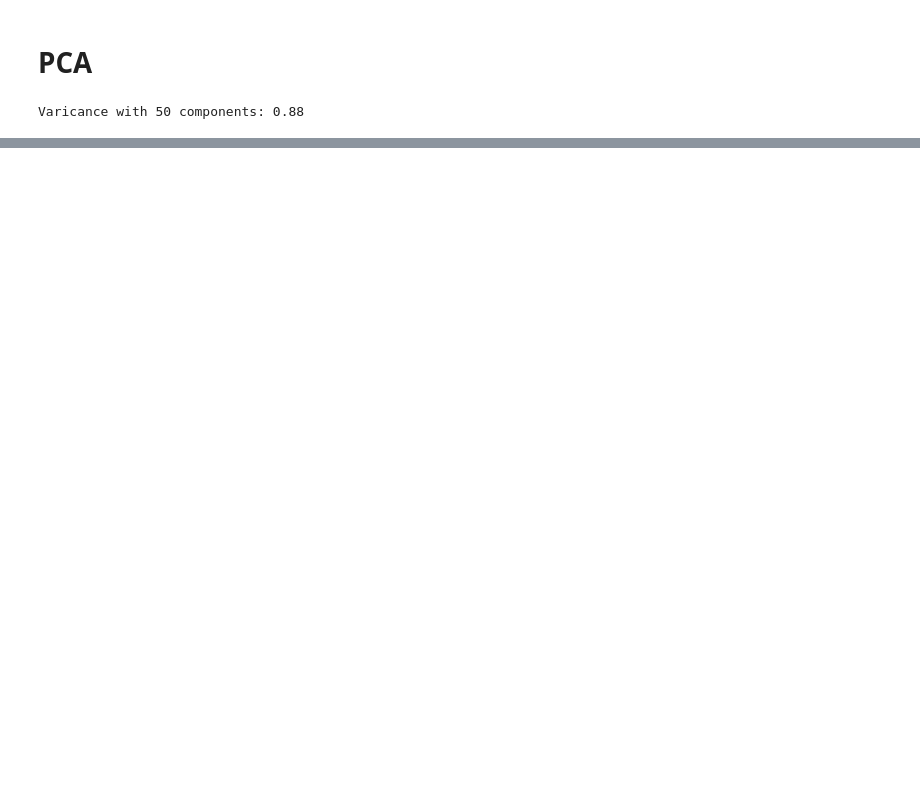
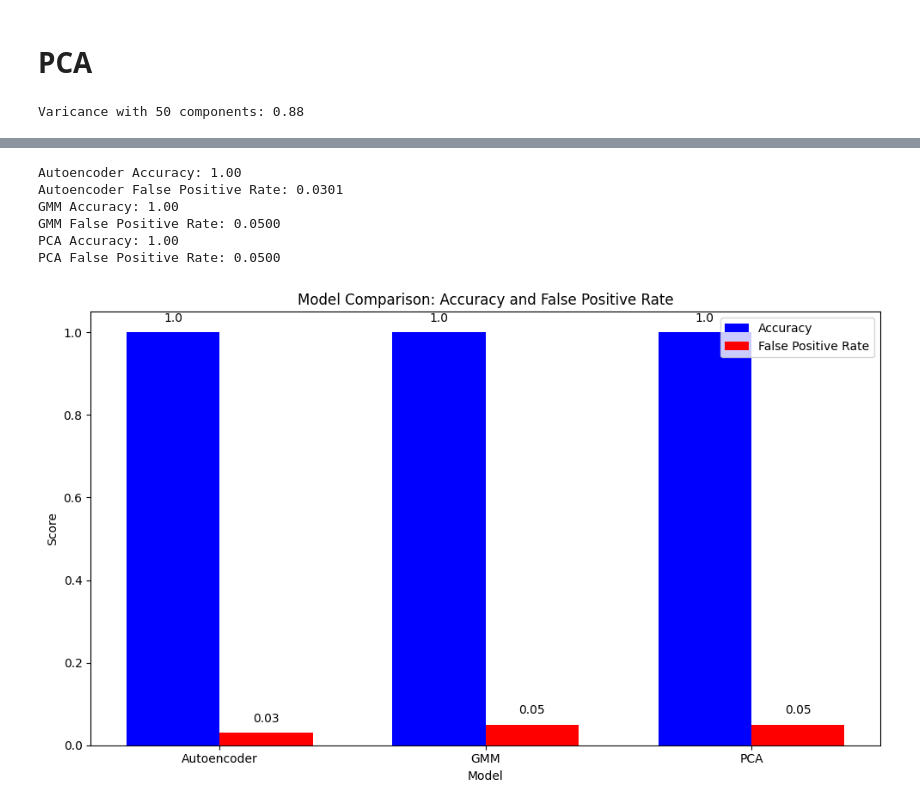
Before and after one commit to mahdiimanzadeh/Anomaly-Detection-MNIST, a Jupyter notebook: Anomaly_Detection_MNIST.ipynb, the cells around one changed output, grey strips where cells are left out. Cells and saved outputs as stored; diff of their text form; code cells hidden in the pictures; blank space fills up the shorter version.

```diff
--- a/Anomaly_Detection_MNIST.ipynb
+++ b/Anomaly_Detection_MNIST.ipynb
@@ -221,0 +314,8 @@ print(f"دقت: {accuracy:.2f}")
+# %%
+# Evaluate performance
+accuracy_gmm, fpr_gmm = evaluate_performance(
+    true_labels=np.ones(len(x_test)),  # All test samples are anomalies
+    predictions=gmm_pred,
+    normal_data_errors=log_likelihood_normal,
+    threshold=threshold_gmm
+)
@@ -262,4 +380,3 @@ reconstruction_error = np.mean((x_train - x_train_reconstucted) **2 , axis =1)
 # %%
-threshold_pca = np.percentile(reconstruction_error, 98)
 print(f"threshold for PCA is:{threshold_pca:.2f}")
 # %% [output]
@@ -284,0 +384,11 @@ pca_pred = anomaly_error_pca > threshold_pca
+# %%
+# Detect anomalies
+pca_pred = reconstruction_error_anomaly > threshold_pca
+# %%
+# Evaluate performance
+accuracy_pca, fpr_pca = evaluate_performance(
+    true_labels=np.ones(len(x_test)),  # All test samples are anomalies
+    predictions=pca_pred,
+    normal_data_errors=reconstruction_error_normal,
+    threshold=threshold_pca
+)
@@ -284,0 +397,59 @@ pca_pred = anomaly_error_pca > threshold_pca
+# %%
+print(f"Autoencoder Accuracy: {accuracy_autoencoder:.2f}")
+print(f"Autoencoder False Positive Rate: {fpr_autoencoder:.4f}")
+print(f"GMM Accuracy: {accuracy_gmm:.2f}")
+print(f"GMM False Positive Rate: {fpr_gmm:.4f}")
+print(f"PCA Accuracy: {accuracy_pca:.2f}")
+print(f"PCA False Positive Rate: {fpr_pca:.4f}")
+# %% [output]
+Autoencoder Accuracy: 1.00
+Autoencoder False Positive Rate: 0.0301
+GMM Accuracy: 1.00
+GMM False Positive Rate: 0.0500
+PCA Accuracy: 1.00
+PCA False Positive Rate: 0.0500
+# %%
+fig, ax = plt.subplots(figsize=(10, 6))
+
+# X-axis labels (models)
+models = ['Autoencoder', 'GMM', 'PCA']
+
+# Accuracy and FPR values for each model
+accuracy_values = [accuracy_autoencoder, accuracy_gmm, accuracy_pca]
+fpr_values = [fpr_autoencoder, fpr_gmm, fpr_pca]
+
+# Bar width
+bar_width = 0.35
+
+# X positions for the bars
+index = np.arange(len(models))
+
+# Create the bars for Accuracy
+bar1 = ax.bar(index, accuracy_values, bar_width, label='Accuracy', color='b')
+
+# Create the bars for FPR, slightly offset on the X-axis
+bar2 = ax.bar(index + bar_width, fpr_values, bar_width, label='False Positive Rate', color='r')
+
+# Adding labels, title, and custom x-axis tick labels
+ax.set_xlabel('Model')
+ax.set_ylabel('Score')
+ax.set_title('Model Comparison: Accuracy and False Positive Rate')
+ax.set_xticks(index + bar_width / 2)
+ax.set_xticklabels(models)
+ax.legend()
+
+# Display the values on top of the bars
+def add_values_on_bars(bars):
+    for bar in bars:
+        yval = bar.get_height()
+        ax.text(bar.get_x() + bar.get_width() / 2, yval + 0.02, round(yval, 2), ha='center', va='bottom')
+
+# Add values for accuracy and FPR bars
+add_values_on_bars(bar1)
+add_values_on_bars(bar2)
+
+# Show the plot
+plt.tight_layout()
+plt.show()
+# %% [output]
+[figure, added]
```
Also changed, not shown: parts of 32 cells of this notebook.
